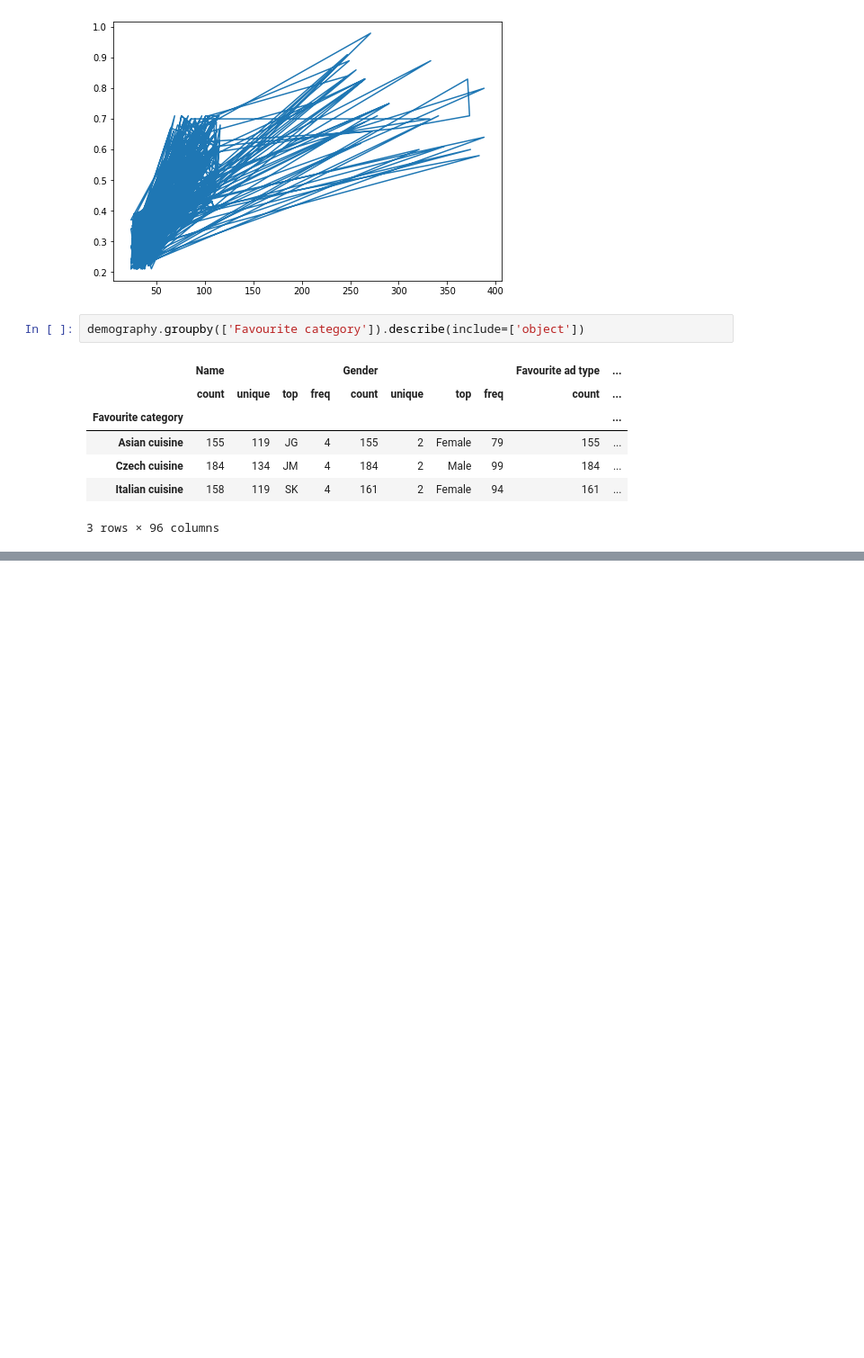
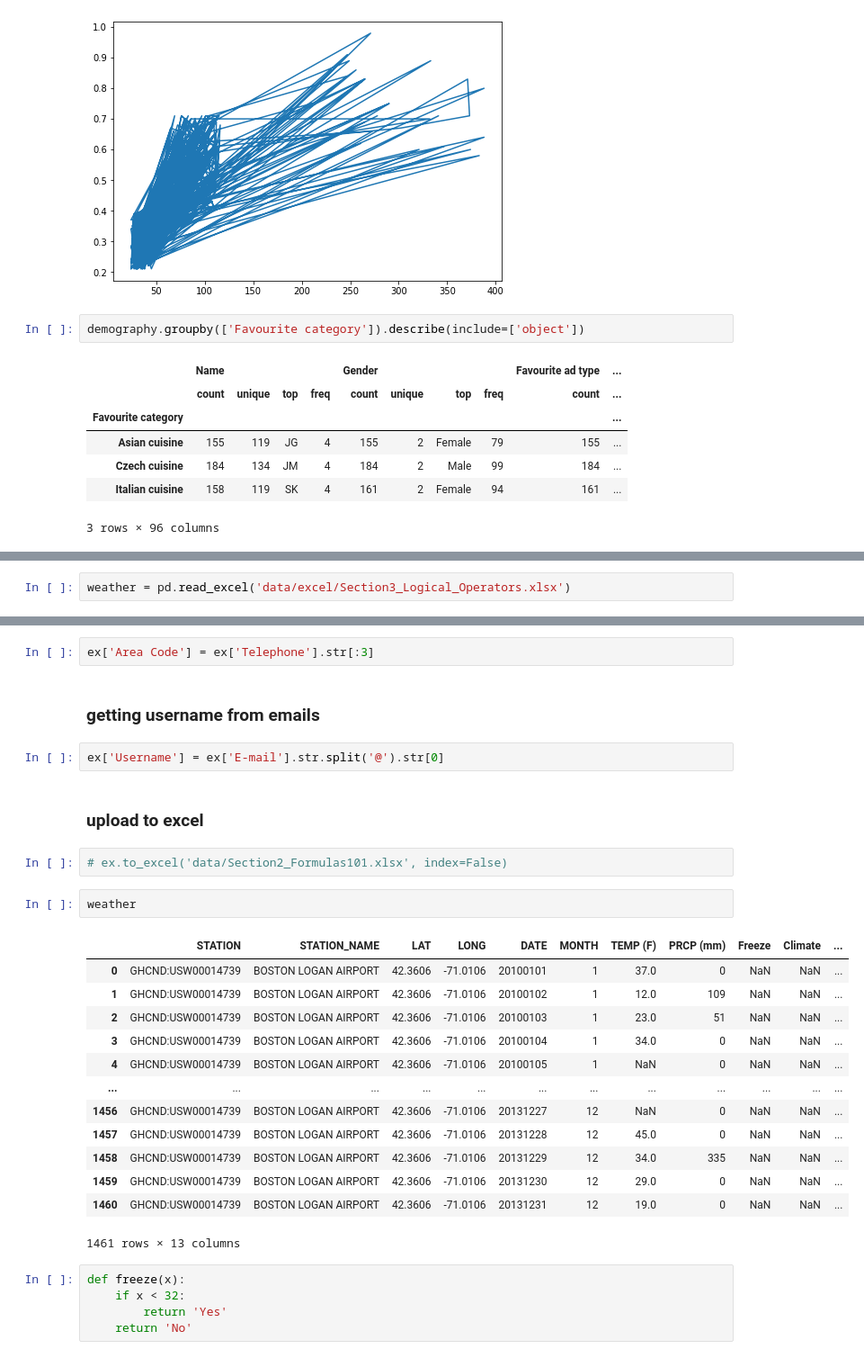
Before and after one commit to utikpuhlik/minimum, a Jupyter notebook: main.ipynb, the cells around one changed output, grey strips where cells are left out. Shown at 90% size. Cells and saved outputs as stored; diff of their text form; blank space fills up the shorter version.

Commit message:
excel update

```diff
--- a/main.ipynb
+++ b/main.ipynb
@@ -150,0 +154,2 @@ demography.groupby(['Favourite category']).describe(include=['object'])
+# %%
+weather = pd.read_excel('data/excel/Section3_Logical_Operators.xlsx')
@@ -150,0 +164,31 @@ demography.groupby(['Favourite category']).describe(include=['object'])
+# %%
+ex['Area Code'] = ex['Telephone'].str[:3]
+# %% [markdown]
+### getting username from emails
+# %%
+ex['Username'] = ex['E-mail'].str.split('@').str[0]
+# %% [markdown]
+### upload to excel
+# %%
+# ex.to_excel('data/Section2_Formulas101.xlsx', index=False)
+# %%
+weather
+# %% [output]
+|  | STATION | STATION_NAME | LAT | LONG | DATE | MONTH | TEMP (F) | PRCP (mm) | Freeze | Climate | ... |
+| 0 | GHCND:USW00014739 | BOSTON LOGAN AIRPORT | 42.3606 | -71.0106 | 20100101 | 1 | 37.0 | 0 | NaN | NaN | ... |
+| 1 | GHCND:USW00014739 | BOSTON LOGAN AIRPORT | 42.3606 | -71.0106 | 20100102 | 1 | 12.0 | 109 | NaN | NaN | ... |
+| 2 | GHCND:USW00014739 | BOSTON LOGAN AIRPORT | 42.3606 | -71.0106 | 20100103 | 1 | 23.0 | 51 | NaN | NaN | ... |
+| 3 | GHCND:USW00014739 | BOSTON LOGAN AIRPORT | 42.3606 | -71.0106 | 20100104 | 1 | 34.0 | 0 | NaN | NaN | ... |
+| 4 | GHCND:USW00014739 | BOSTON LOGAN AIRPORT | 42.3606 | -71.0106 | 20100105 | 1 | NaN | 0 | NaN | NaN | ... |
+| ... | ... | ... | ... | ... | ... | ... | ... | ... | ... | ... | ... |
+| 1456 | GHCND:USW00014739 | BOSTON LOGAN AIRPORT | 42.3606 | -71.0106 | 20131227 | 12 | NaN | 0 | NaN | NaN | ... |
+| 1457 | GHCND:USW00014739 | BOSTON LOGAN AIRPORT | 42.3606 | -71.0106 | 20131228 | 12 | 45.0 | 0 | NaN | NaN | ... |
+| 1458 | GHCND:USW00014739 | BOSTON LOGAN AIRPORT | 42.3606 | -71.0106 | 20131229 | 12 | 34.0 | 335 | NaN | NaN | ... |
+| 1459 | GHCND:USW00014739 | BOSTON LOGAN AIRPORT | 42.3606 | -71.0106 | 20131230 | 12 | 29.0 | 0 | NaN | NaN | ... |
+| 1460 | GHCND:USW00014739 | BOSTON LOGAN AIRPORT | 42.3606 | -71.0106 | 20131231 | 12 | 19.0 | 0 | NaN | NaN | ... |
+1461 rows × 13 columns
+# %%
+def freeze(x):
+    if x < 32:
+        return 'Yes'
+    return 'No'
```
Also changed, not shown: parts of 12 cells of this notebook, 14 other files.
